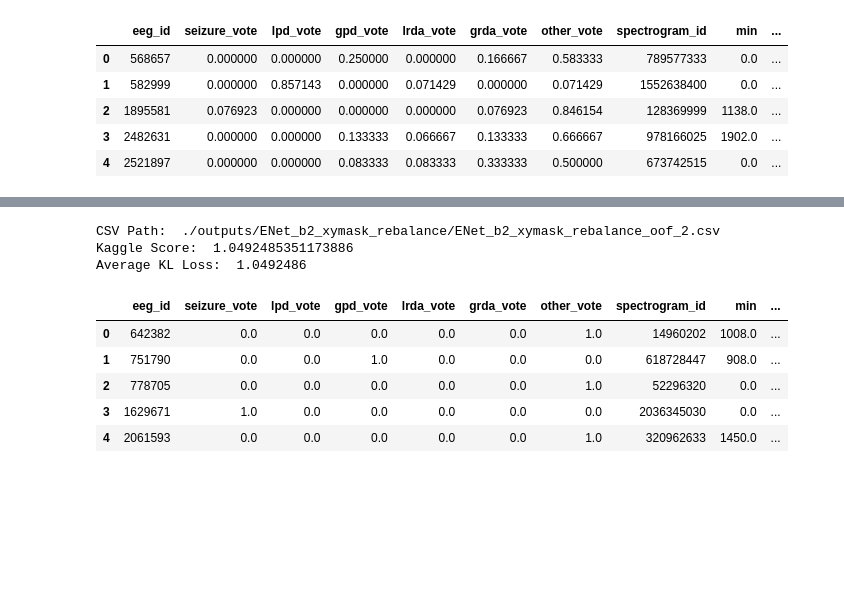
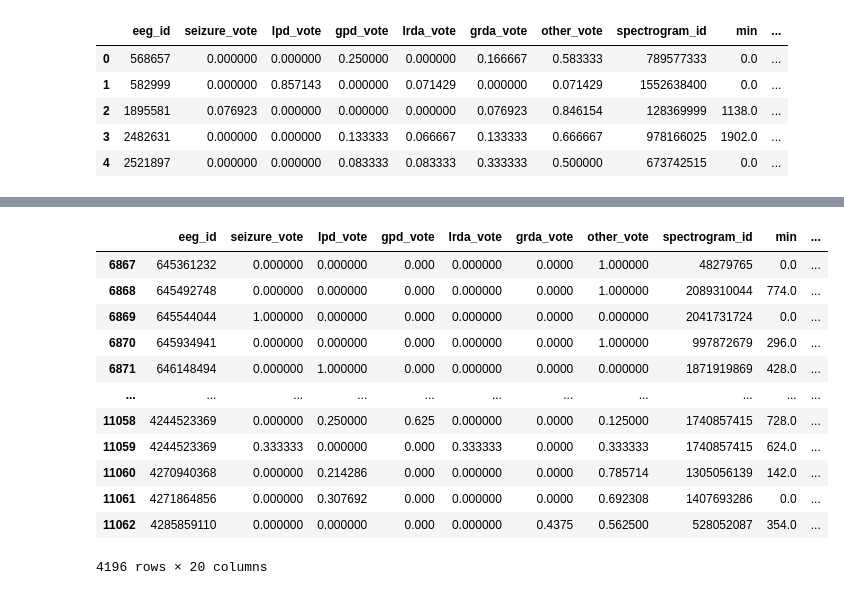
Before and after one commit to AzimuthLI/kaggle_hms, a Jupyter notebook: train_hms_two_stage.ipynb, the cells around one changed output, grey strips where cells are left out. Saved outputs shown, nothing was run; the diff lists cells and outputs as text; code cells hidden in the pictures; blank space fills up the shorter version.

Commit message:
add dual_model (bug unfixed)

```diff
--- a/train_hms_two_stage.ipynb
+++ b/train_hms_two_stage.ipynb
@@ -221,3 +229,21 @@ Best model found in epoch 3 | valid loss: 0.3520
+# %%
+oof_df = pd.read_csv("./outputs/DualEncoder_Default_debug_oof_2.csv")
+
+oof_df[oof_df.isnull().any(axis=1)]
+# %% [output]
+|  | eeg_id | seizure_vote | lpd_vote | gpd_vote | lrda_vote | grda_vote | other_vote | spectrogram_id | min | ... |
+| 6867 | 645361232 | 0.000000 | 0.000000 | 0.000 | 0.000000 | 0.0000 | 1.000000 | 48279765 | 0.0 | ... |
+| 6868 | 645492748 | 0.000000 | 0.000000 | 0.000 | 0.000000 | 0.0000 | 1.000000 | 2089310044 | 774.0 | ... |
+| 6869 | 645544044 | 1.000000 | 0.000000 | 0.000 | 0.000000 | 0.0000 | 0.000000 | 2041731724 | 0.0 | ... |
+| 6870 | 645934941 | 0.000000 | 0.000000 | 0.000 | 0.000000 | 0.0000 | 1.000000 | 997872679 | 296.0 | ... |
+| 6871 | 646148494 | 0.000000 | 1.000000 | 0.000 | 0.000000 | 0.0000 | 0.000000 | 1871919869 | 428.0 | ... |
+| ... | ... | ... | ... | ... | ... | ... | ... | ... | ... | ... |
+| 11058 | 4244523369 | 0.000000 | 0.250000 | 0.625 | 0.000000 | 0.0000 | 0.125000 | 1740857415 | 728.0 | ... |
+| 11059 | 4244523369 | 0.333333 | 0.000000 | 0.000 | 0.333333 | 0.0000 | 0.333333 | 1740857415 | 624.0 | ... |
+| 11060 | 4270940368 | 0.000000 | 0.214286 | 0.000 | 0.000000 | 0.0000 | 0.785714 | 1305056139 | 142.0 | ... |
+| 11061 | 4271864856 | 0.000000 | 0.307692 | 0.000 | 0.000000 | 0.0000 | 0.692308 | 1407693286 | 0.0 | ... |
+| 11062 | 4285859110 | 0.000000 | 0.000000 | 0.000 | 0.000000 | 0.4375 | 0.562500 | 528052087 | 354.0 | ... |
+4196 rows × 20 columns
 # %%
 pd.set_option('display.max_columns', None)
 KL_CRITERION = nn.KLDivLoss(reduction='batchmean')
@@ -265,7 +291,7 @@ def analyze_oof(oof_csv):
 
     return oof_df
 # %%
-csv_path = f'./outputs/{ModelConfig.MODEL_NAME}/{ModelConfig.MODEL_NAME}_oof_2.csv'
+csv_path = f'./outputs/{ModelConfig.MODEL_NAME}_oof_2.csv'
 print("CSV Path: ", csv_path)
 
 oof_df = analyze_oof(csv_path)
@@ -274,16 +300,6 @@ print("Kaggle Score: ", calc_kaggle_score(oof_df))
 print("Average KL Loss: ", oof_df["kl_loss"].mean())
 
 oof_df.head()
-# %% [output]
-CSV Path:  ./outputs/ENet_b2_xymask_rebalance/ENet_b2_xymask_rebalance_oof_2.csv
-Kaggle Score:  1.0492485351173886
-Average KL Loss:  1.0492486
-|  | eeg_id | seizure_vote | lpd_vote | gpd_vote | lrda_vote | grda_vote | other_vote | spectrogram_id | min | ... |
-| 0 | 642382 | 0.0 | 0.0 | 0.0 | 0.0 | 0.0 | 1.0 | 14960202 | 1008.0 | ... |
-| 1 | 751790 | 0.0 | 0.0 | 1.0 | 0.0 | 0.0 | 0.0 | 618728447 | 908.0 | ... |
-| 2 | 778705 | 0.0 | 0.0 | 0.0 | 0.0 | 0.0 | 1.0 | 52296320 | 0.0 | ... |
-| 3 | 1629671 | 1.0 | 0.0 | 0.0 | 0.0 | 0.0 | 0.0 | 2036345030 | 0.0 | ... |
-| 4 | 2061593 | 0.0 | 0.0 | 0.0 | 0.0 | 0.0 | 1.0 | 320962633 | 1450.0 | ... |
 # %%
 plot_oof = oof_df.copy()
 
```
Also changed, not shown: parts of 7 cells of this notebook, 3 other files.
